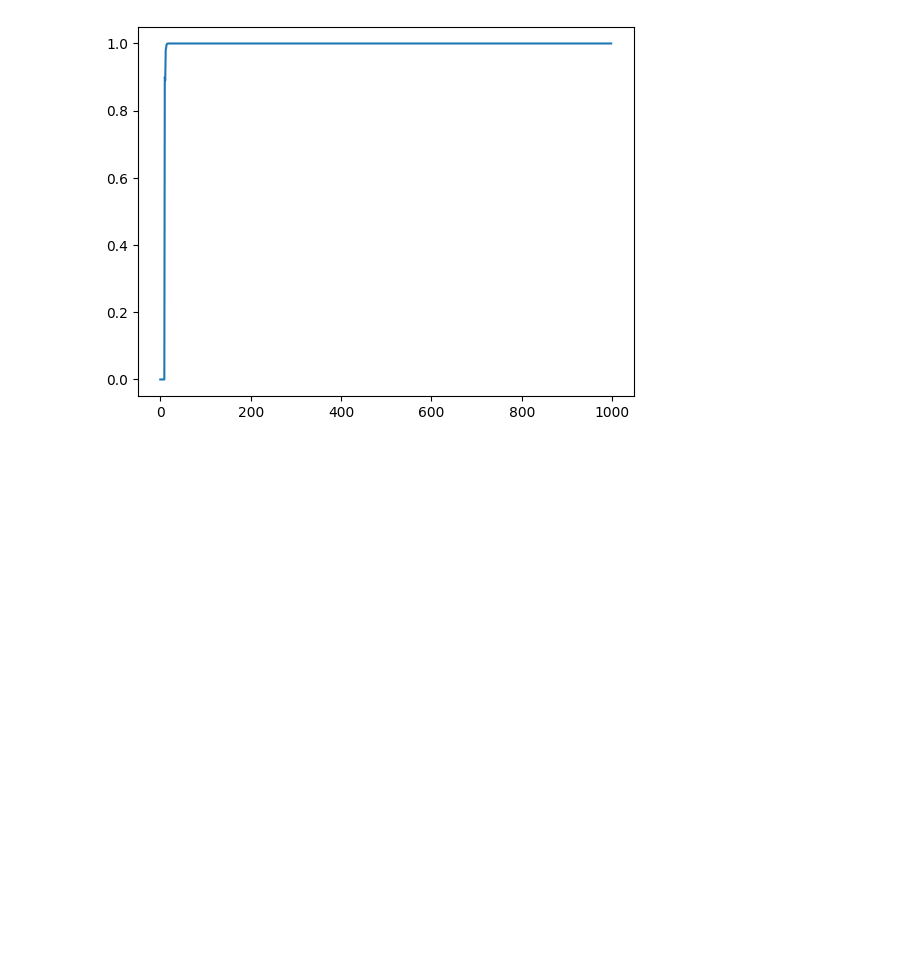
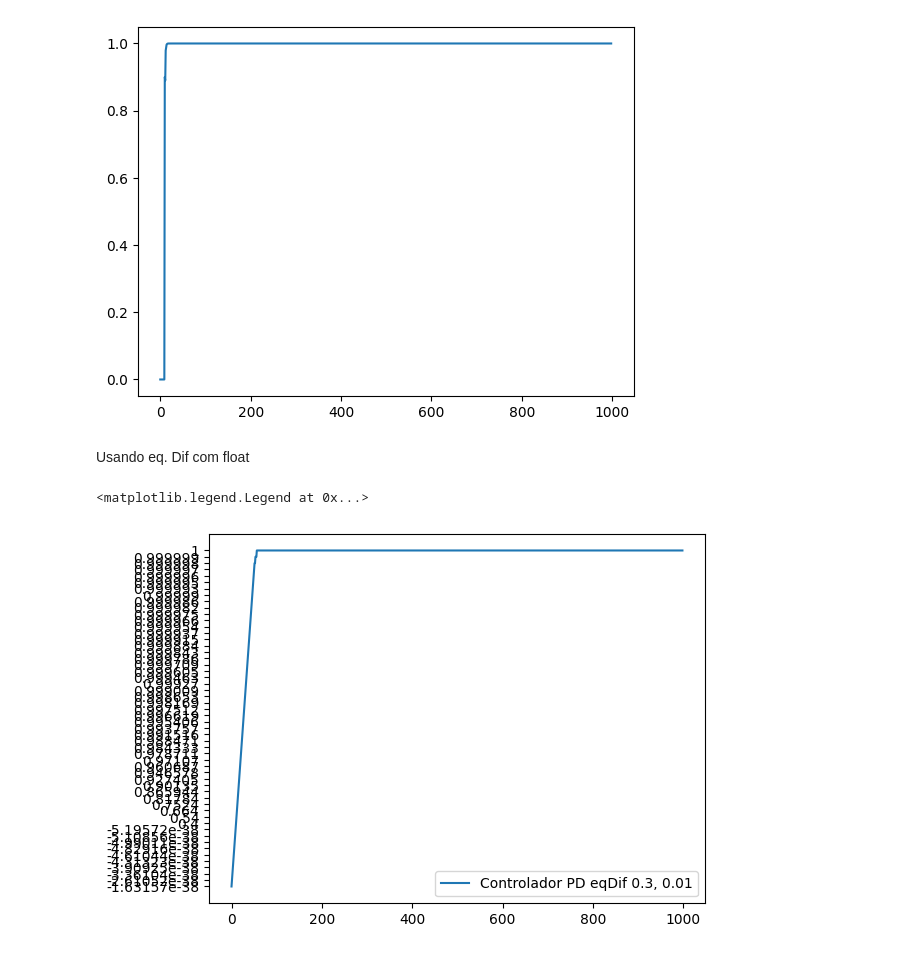
Before and after one commit to JoaoYukio/PCO119, a Jupyter notebook: Parte_Max/simulacaoControle/visualizacao.ipynb, the cells around one changed output. Drawn from its saved outputs; the diff is of its cells as text; code cells hidden in the pictures; blank space fills up the shorter version.

```diff
--- a/Parte_Max/simulacaoControle/visualizacao.ipynb
+++ b/Parte_Max/simulacaoControle/visualizacao.ipynb
@@ -100,3 +100,18 @@ plt.plot(arrSPD, label = "Controlador PD 0.8, 0.01")
 # %% [output]
 [<matplotlib.lines.Line2D at 0x...>]
 [figure]
+# %% [markdown]
+Usando eq. Dif com float
+# %%
+f = open("eqDifPD.txt", "r")
+arrPDeq = f.read().split(',')
+len(arrPDeq)
+arrPDeq = arrPDeq[:len(arrPDeq)-2]#O ultimo carectere é um espaço em branco
+
+arrPD = [float(x) for x in arrPDeq]
+# %%
+plt.plot(arrPDeq, label = "Controlador PD eqDif 0.3, 0.01")
+plt.legend()
+# %% [output]
+<matplotlib.legend.Legend at 0x...>
+[figure, added]
```
Also changed, not shown: parts of 3 cells of this notebook, 6 other files.
